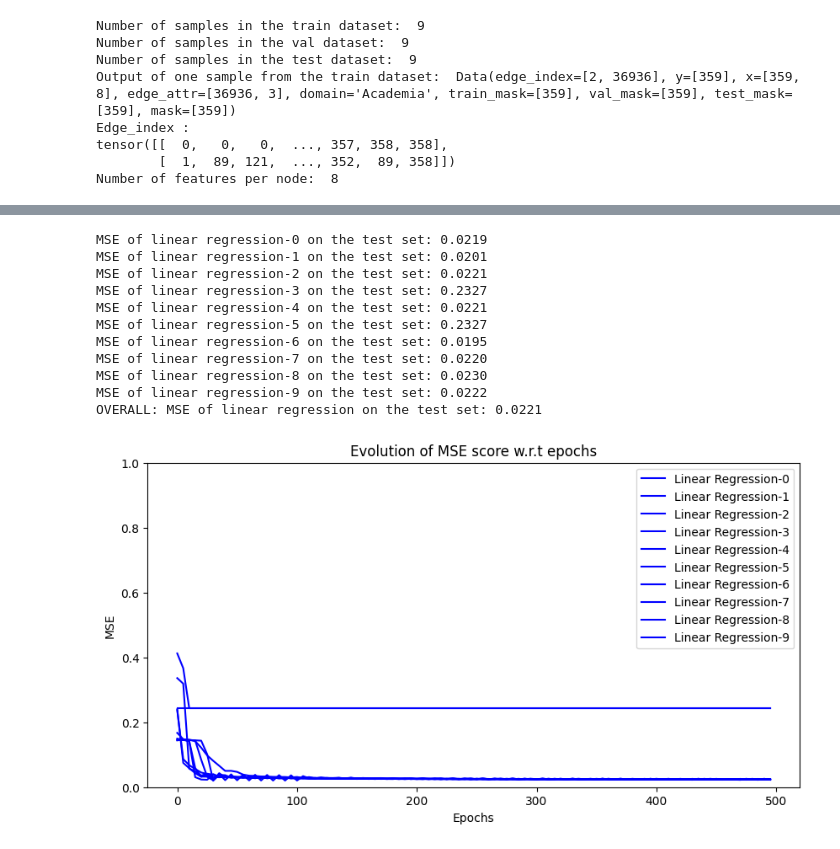
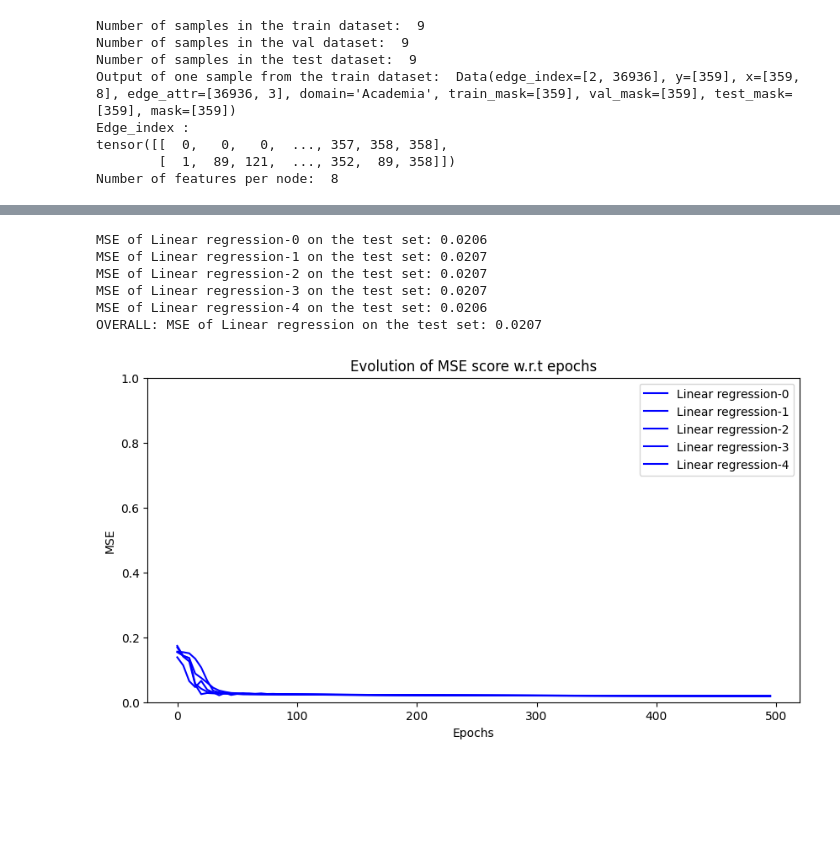
Before and after one commit to timpostuvan/prestige-prediction, a Jupyter notebook: src/2_linear_regression.ipynb, the cells around one changed output, grey strips where cells are left out. Cells and saved outputs as stored; diff of their text form; code cells hidden in the pictures; blank space fills up the shorter version.

Commit message:
Rerun linear regression with fixed seed

```diff
--- a/src/2_linear_regression.ipynb
+++ b/src/2_linear_regression.ipynb
@@ -6,11 +6,12 @@ from torch_geometric.loader import DataLoader
 
 from exploration.dataset import PyGAcademicGraph
 
-from utils import train, evaluate, plot_MSE_scores
+from utils import set_all_seeds, train, evaluate, plot_MSE_scores
 
 from exploitation.models import LinearRegression
 
-NUM_EXPERIMENTS = 10
+NUM_EXPERIMENTS = 5
+set_all_seeds(seed=4)
 # %%
 batch_size = 1
 
@@ -48,6 +49,8 @@ Number of features per node:  8
 # %%
 device = torch.device('cuda' if torch.cuda.is_available() else 'cpu')
 print("\nDevice: ", device)
+
+model_name = "Linear regression"
 
 num_epochs = 500
 all_best_models = []
@@ -85,22 +88,17 @@ Epoch 00500 | Loss: 0.0180
 # %%
 all_MSE_tests = []
 for i in range(NUM_EXPERIMENTS):
     MSE_test = evaluate(all_best_models[i], loss_fcn, device, test_dataloader)
-    print(f"MSE of linear regression-{i} on the test set: {MSE_test:.4f}")
+    print(f"MSE of {model_name}-{i} on the test set: {MSE_test:.4f}")
     all_MSE_tests.append(MSE_test)
-print("OVERALL: MSE of linear regression on the test set: {:.4f}".format(np.median(np.array(all_MSE_tests))))
+print(f"OVERALL: MSE of {model_name} on the test set: {np.median(np.array(all_MSE_tests)):.4f}")
 
-plot_MSE_scores(all_epoch_lists, all_MSEs, model_name="Linear Regression")
+plot_MSE_scores(all_epoch_lists, all_MSEs, model_name=model_name)
 # %% [output]
-MSE of linear regression-0 on the test set: 0.0219
-MSE of linear regression-1 on the test set: 0.0201
-MSE of linear regression-2 on the test set: 0.0221
-MSE of linear regression-3 on the test set: 0.2327
-MSE of linear regression-4 on the test set: 0.0221
-MSE of linear regression-5 on the test set: 0.2327
-MSE of linear regression-6 on the test set: 0.0195
-MSE of linear regression-7 on the test set: 0.0220
-MSE of linear regression-8 on the test set: 0.0230
-MSE of linear regression-9 on the test set: 0.0222
-OVERALL: MSE of linear regression on the test set: 0.0221
+MSE of Linear regression-0 on the test set: 0.0206
+MSE of Linear regression-1 on the test set: 0.0207
+MSE of Linear regression-2 on the test set: 0.0207
+MSE of Linear regression-3 on the test set: 0.0207
+MSE of Linear regression-4 on the test set: 0.0206
+OVERALL: MSE of Linear regression on the test set: 0.0207
-[figure, old version]
+[figure, new version]
```
Also changed, not shown: parts of 1 cell of this notebook.
